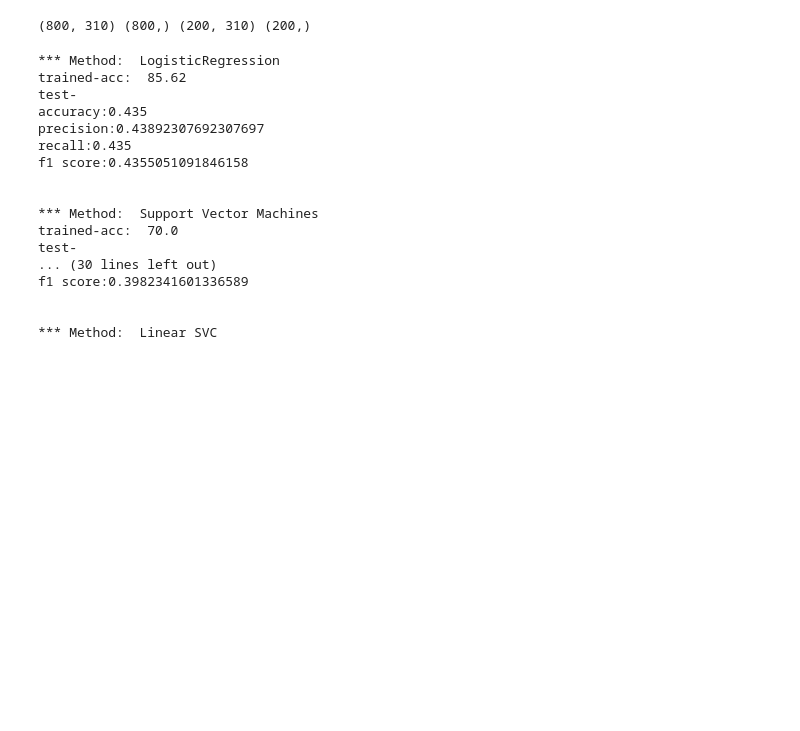
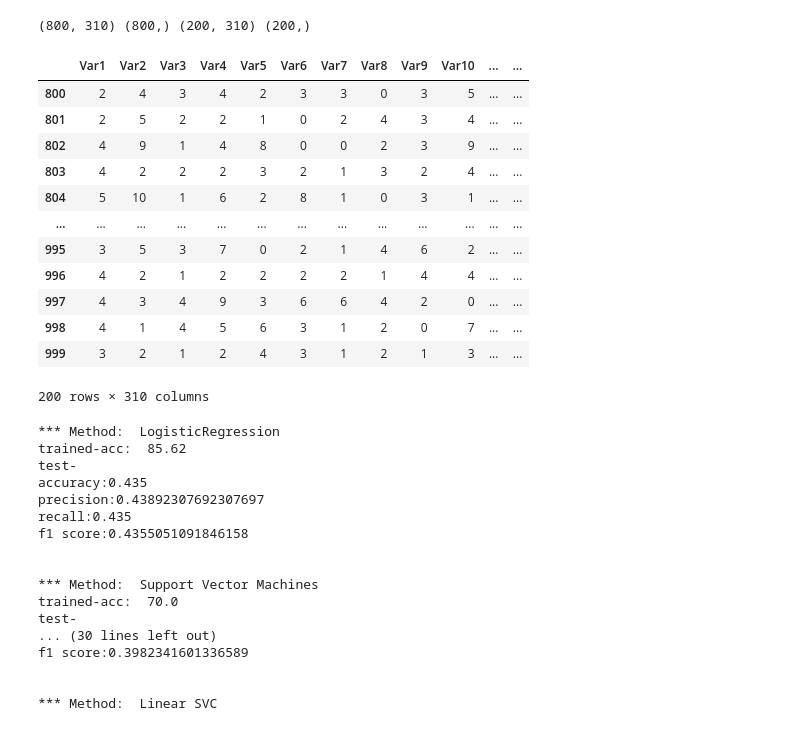
Before and after one commit to code-viz/woo-hac-, a Jupyter notebook: nanhee/ML3.ipynb, the cells around one changed output. Drawn from its saved outputs; the diff is of its cells as text; code cells hidden in the pictures; blank space fills up the shorter version.

```diff
--- a/nanhee/ML3.ipynb
+++ b/nanhee/ML3.ipynb
@@ -250,6 +251,22 @@ Y_test = test_df['newlabel']
 print(X_train.shape, Y_train.shape, X_test.shape, Y_test.shape)
 # %% [output]
 (800, 310) (800,) (200, 310) (200,)
+# %%
+X_test
+# %% [output]
+|  | Var1 | Var2 | Var3 | Var4 | Var5 | Var6 | Var7 | Var8 | Var9 | Var10 | ... | ... |
+| 800 | 2 | 4 | 3 | 4 | 2 | 3 | 3 | 0 | 3 | 5 | ... | ... |
+| 801 | 2 | 5 | 2 | 2 | 1 | 0 | 2 | 4 | 3 | 4 | ... | ... |
+| 802 | 4 | 9 | 1 | 4 | 8 | 0 | 0 | 2 | 3 | 9 | ... | ... |
+| 803 | 4 | 2 | 2 | 2 | 3 | 2 | 1 | 3 | 2 | 4 | ... | ... |
+| 804 | 5 | 10 | 1 | 6 | 2 | 8 | 1 | 0 | 3 | 1 | ... | ... |
+| ... | ... | ... | ... | ... | ... | ... | ... | ... | ... | ... | ... | ... |
+| 995 | 3 | 5 | 3 | 7 | 0 | 2 | 1 | 4 | 6 | 2 | ... | ... |
+| 996 | 4 | 2 | 1 | 2 | 2 | 2 | 2 | 1 | 4 | 4 | ... | ... |
+| 997 | 4 | 3 | 4 | 9 | 3 | 6 | 6 | 4 | 2 | 0 | ... | ... |
+| 998 | 4 | 1 | 4 | 5 | 6 | 3 | 1 | 2 | 0 | 7 | ... | ... |
+| 999 | 3 | 2 | 1 | 2 | 4 | 3 | 1 | 2 | 1 | 3 | ... | ... |
+200 rows × 310 columns
 # %%
 '''
 Save train & test results
```
Also changed, not shown: parts of 3 cells of this notebook, 1 other file.
